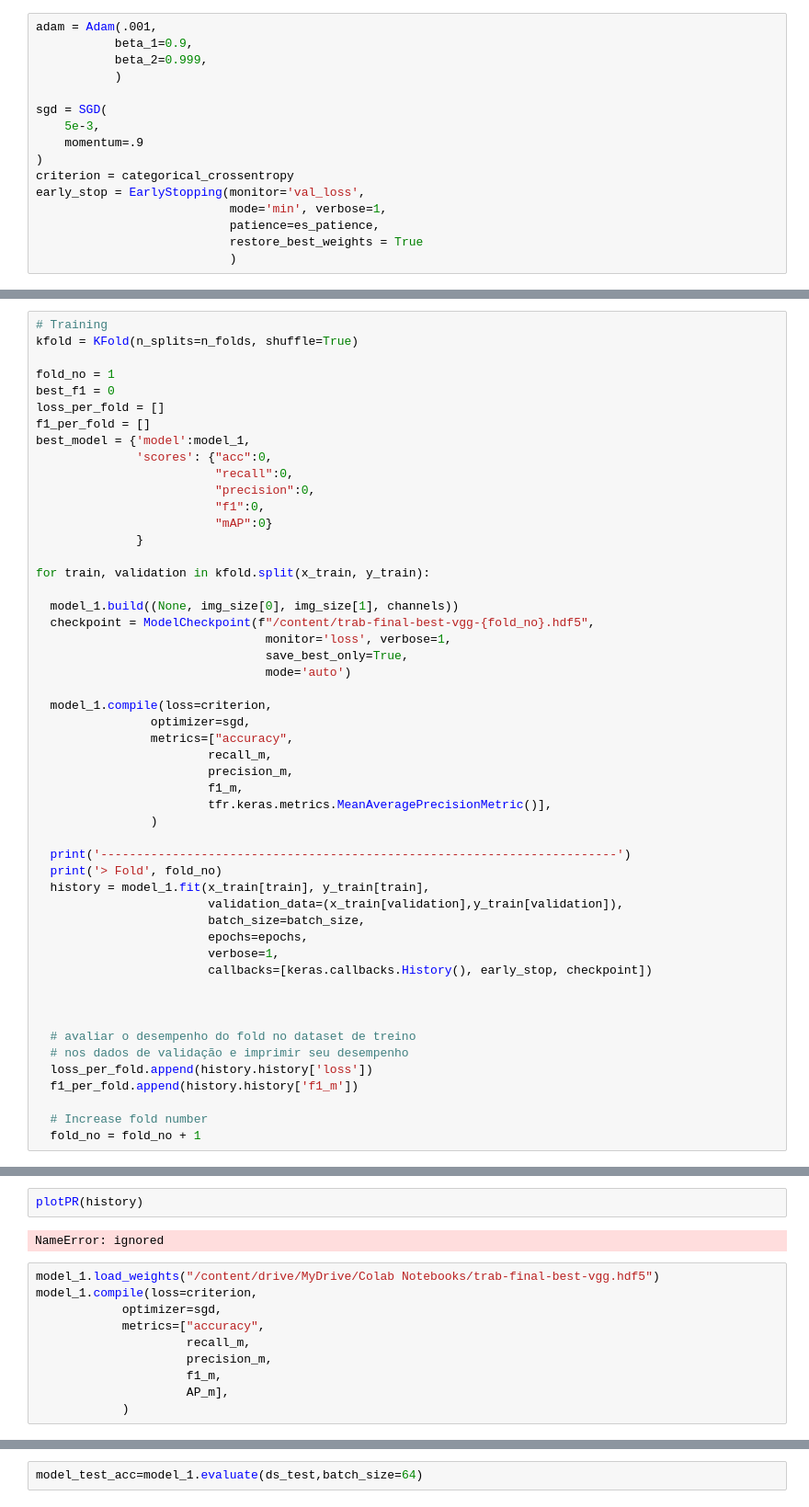
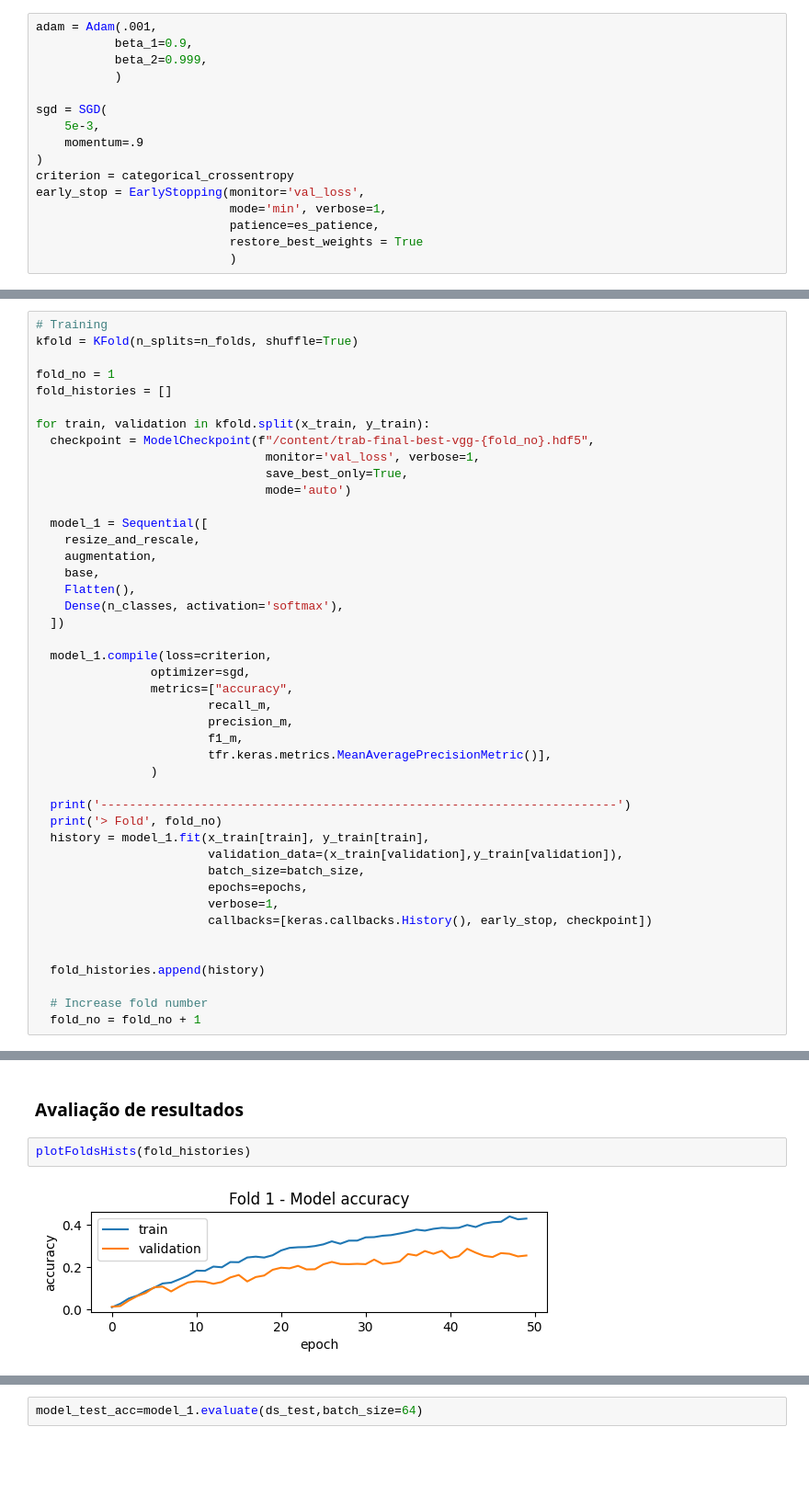
Before and after one commit to davidolima/car-model-classification, a Jupyter notebook: main.ipynb, the cells around one changed output, grey strips where cells are left out. Shown: that part at 92% size. Saved outputs shown, nothing was run; the diff lists cells and outputs as text; blank space fills up the shorter version.

Commit message:
3-fold cross-validaton training for VGG19

```diff
--- a/main.ipynb
+++ b/main.ipynb
@@ -295,24 +301,21 @@ _________________________________________________________________
 kfold = KFold(n_splits=n_folds, shuffle=True)
 
 fold_no = 1
-best_f1 = 0
-loss_per_fold = []
-f1_per_fold = []
-best_model = {'model':model_1,
-              'scores': {"acc":0,
-                         "recall":0,
-                         "precision":0,
-                         "f1":0,
-                         "mAP":0}
-              }
+fold_histories = []
 
 for train, validation in kfold.split(x_train, y_train):
-
-  model_1.build((None, img_size[0], img_size[1], channels))
   checkpoint = ModelCheckpoint(f"/content/trab-final-best-vgg-{fold_no}.hdf5",
-                                monitor='loss', verbose=1,
+                                monitor='val_loss', verbose=1,
                                 save_best_only=True,
                                 mode='auto')
+
+  model_1 = Sequential([
+    resize_and_rescale,
+    augmentation,
+    base,
+    Flatten(),
+    Dense(n_classes, activation='softmax'),
+  ])
 
   model_1.compile(loss=criterion,
                 optimizer=sgd,
@@ -333,11 +336,7 @@ for train, validation in kfold.split(x_train, y_train):
                         callbacks=[keras.callbacks.History(), early_stop, checkpoint])
 
 
-
-  # avaliar o desempenho do fold no dataset de treino
-  # nos dados de validação e imprimir seu desempenho
-  loss_per_fold.append(history.history['loss'])
-  f1_per_fold.append(history.history['f1_m'])
+  fold_histories.append(history)
 
   # Increase fold number
   fold_no = fold_no + 1
@@ -370,14 +361,6 @@ plotMetrics(history)
-# %%
-plotPR(history)
-# %% [output]
-NameError: ignored
-# %%
-model_1.load_weights("/content/drive/MyDrive/Colab Notebooks/trab-final-best-vgg.hdf5")
-model_1.compile(loss=criterion,
-            optimizer=sgd,
-            metrics=["accuracy",
-                     recall_m,
-                     precision_m,
-                     f1_m,
-                     AP_m],
-            )
+# %% [markdown]
+### Avaliação de resultados
+# %%
+plotFoldsHists(fold_histories)
+# %% [output]
+[figure, added]
```
Also changed, not shown: parts of 13 cells of this notebook.
